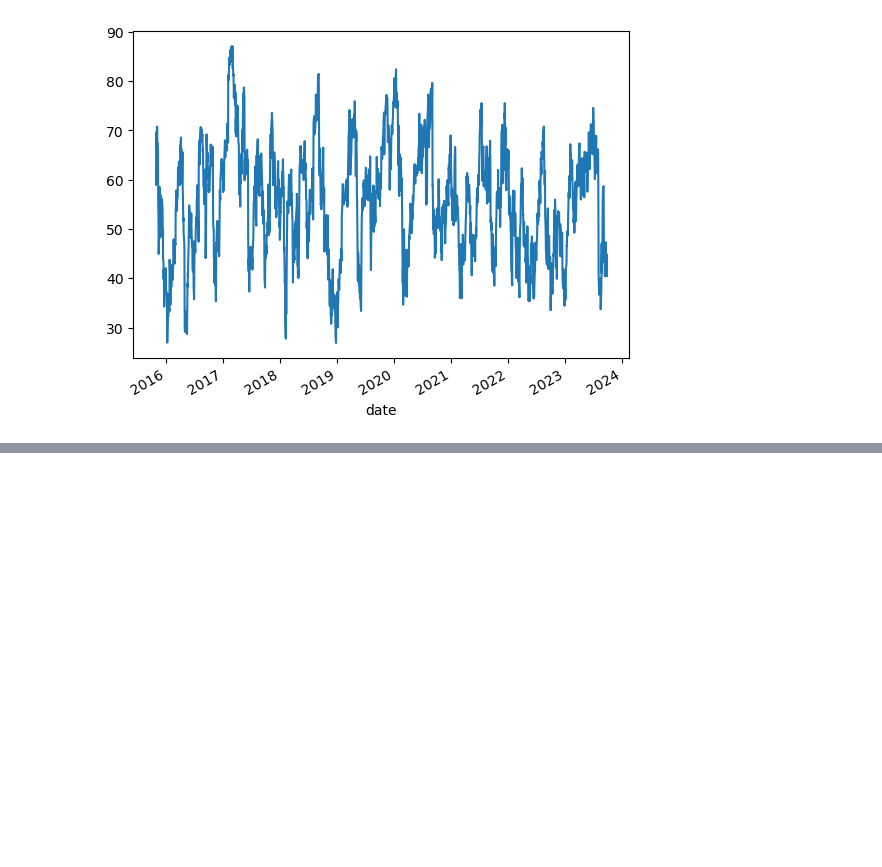
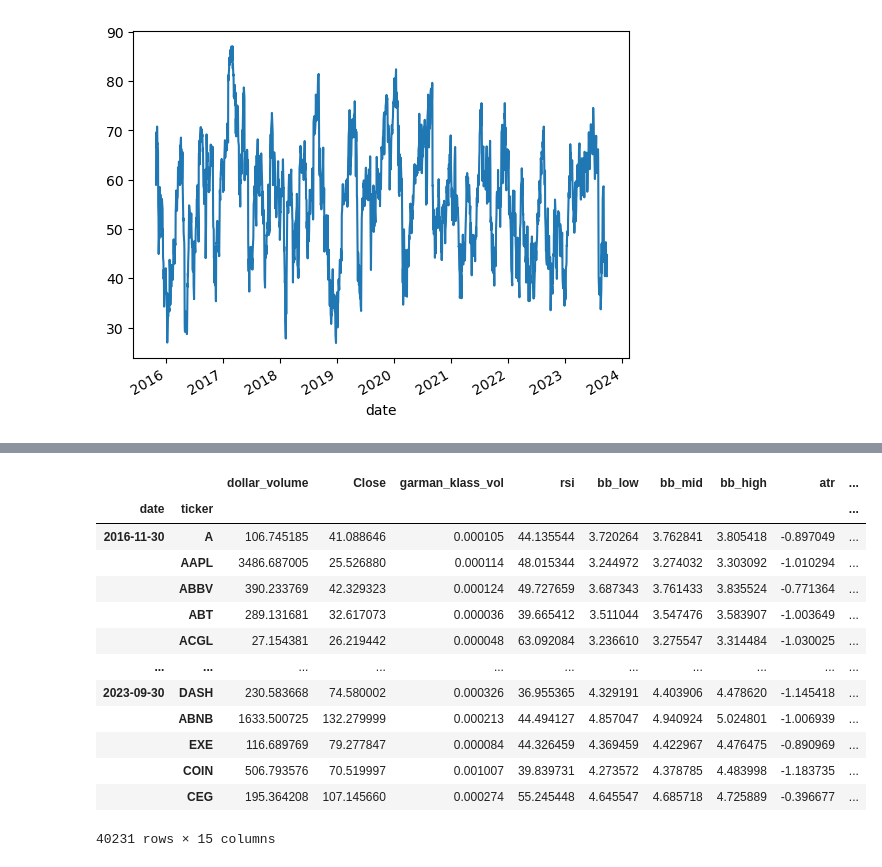
Before and after one commit to GeordieJones/financePython, a Jupyter notebook: backTesting_practice/S&P_optimizer.ipynb, the cells around one changed output, grey strips where cells are left out. Drawn from its saved outputs; the diff is of its cells as text; code cells hidden in the pictures; blank space fills up the shorter version.

Commit message:
sorted and avg. returns

```diff
--- a/backTesting_practice/S&P_optimizer.ipynb
+++ b/backTesting_practice/S&P_optimizer.ipynb
@@ -104,0 +130,33 @@ pd.concat([df.unstack('ticker')['dollar_volume'].resample('M').mean().stack('tic
+# %%
+def calculate_returns(df):
+    df = df.reset_index()
+    outlier_cutoff = 0.005
+
+    lags = [1,2,3,6,9,12]
+
+    for lag in lags:
+        df[f'return_{lag}m'] = (df['Close'].pct_change(lag)
+                                .pipe(lambda x: x.clip(lower=x.quantile(outlier_cutoff),
+                                                        upper = x.quantile(1-outlier_cutoff)))
+                                                        .add(1)
+                                                        .pow(1/lag)
+                                                        .sub(1))
+    return df.set_index(['date', 'ticker'])
+
+data = data.groupby(level=1, group_keys=False).apply(calculate_returns).dropna()
+data
+# %% [output]
+|  |  | dollar_volume | Close | garman_klass_vol | rsi | bb_low | bb_mid | bb_high | atr | ... |
+| date | ticker |  |  |  |  |  |  |  |  | ... |
+| 2016-11-30 | A | 106.745185 | 41.088646 | 0.000105 | 44.135544 | 3.720264 | 3.762841 | 3.805418 | -0.897049 | ... |
+|  | AAPL | 3486.687005 | 25.526880 | 0.000114 | 48.015344 | 3.244972 | 3.274032 | 3.303092 | -1.010294 | ... |
+|  | ABBV | 390.233769 | 42.329323 | 0.000124 | 49.727659 | 3.687343 | 3.761433 | 3.835524 | -0.771364 | ... |
+|  | ABT | 289.131681 | 32.617073 | 0.000036 | 39.665412 | 3.511044 | 3.547476 | 3.583907 | -1.003649 | ... |
+|  | ACGL | 27.154381 | 26.219442 | 0.000048 | 63.092084 | 3.236610 | 3.275547 | 3.314484 | -1.030025 | ... |
+| ... | ... | ... | ... | ... | ... | ... | ... | ... | ... | ... |
+| 2023-09-30 | DASH | 230.583668 | 74.580002 | 0.000326 | 36.955365 | 4.329191 | 4.403906 | 4.478620 | -1.145418 | ... |
+|  | ABNB | 1633.500725 | 132.279999 | 0.000213 | 44.494127 | 4.857047 | 4.940924 | 5.024801 | -1.006939 | ... |
+|  | EXE | 116.689769 | 79.277847 | 0.000084 | 44.326459 | 4.369459 | 4.422967 | 4.476475 | -0.890969 | ... |
+|  | COIN | 506.793576 | 70.519997 | 0.001007 | 39.839731 | 4.273572 | 4.378785 | 4.483998 | -1.183735 | ... |
+|  | CEG | 195.364208 | 107.145660 | 0.000274 | 55.245448 | 4.645547 | 4.685718 | 4.725889 | -0.396677 | ... |
+40231 rows × 15 columns
```
Also changed, not shown: parts of 2 cells of this notebook.
